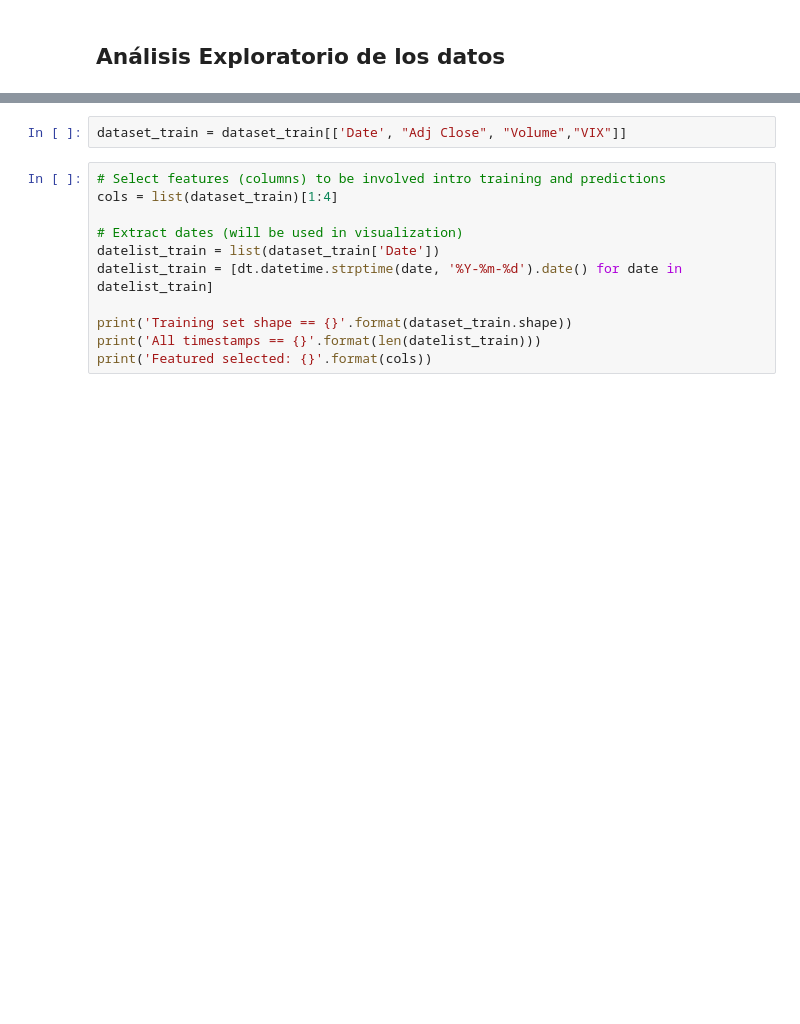
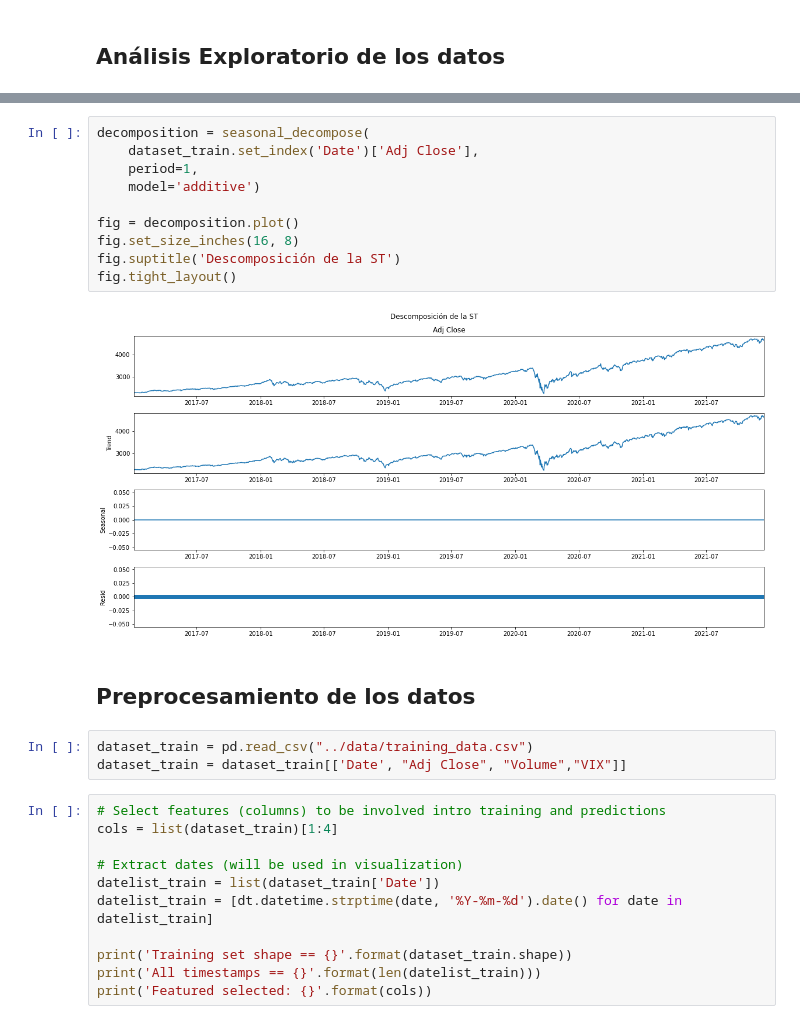
Before and after one commit to fabianigual/MDS--LSTM-stock-prices, a Jupyter notebook: rsc/multivariate-lstm.ipynb, the cells around one changed output, grey strips where cells are left out. Drawn from its saved outputs; the diff is of its cells as text; blank space fills up the shorter version.

```diff
--- a/rsc/multivariate-lstm.ipynb
+++ b/rsc/multivariate-lstm.ipynb
@@ -38,4 +43,19 @@ array([<AxesSubplot:xlabel='Date'>, <AxesSubplot:xlabel='Date'>,
+# %%
+decomposition = seasonal_decompose(
+    dataset_train.set_index('Date')['Adj Close'],
+    period=1,
+    model='additive')
+
+fig = decomposition.plot()
+fig.set_size_inches(16, 8)
+fig.suptitle('Descomposición de la ST')
+fig.tight_layout()
+# %% [output]
+[figure, added]
+# %% [markdown]
+## Preprocesamiento de los datos
 # %%
+dataset_train = pd.read_csv("../data/training_data.csv")
 dataset_train = dataset_train[['Date', "Adj Close", "Volume","VIX"]]
 # %%
 # Select features (columns) to be involved intro training and predictions
```
Also changed, not shown: parts of 25 cells of this notebook, 7 other files.
